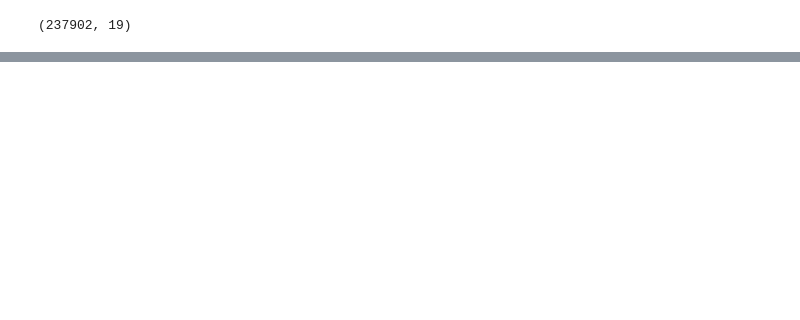
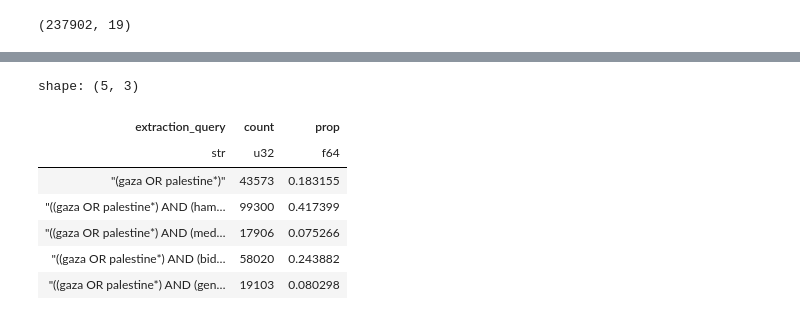
Before and after one commit to FabioScielzoOrtiz/gaza-reddit-polarization, a Jupyter notebook: src/notebooks/02_output_test.ipynb, the cells around one changed output, grey strips where cells are left out. Drawn from its saved outputs; the diff is of its cells as text; code cells hidden in the pictures; blank space fills up the shorter version.

```diff
--- a/src/notebooks/02_output_test.ipynb
+++ b/src/notebooks/02_output_test.ipynb
@@ -28,3 +25,0 @@ df_processed.shape
-# %%
-# 1. Mostrar el contenido completo de los strings (sin límite)
-pl.Config.set_fmt_str_lengths(1000) # Ajusta al largo que necesites
@@ -41,0 +36,11 @@ shape: (1, 3)
+# %%
+df_processed['extraction_query'].value_counts().with_columns((pl.col('count') / pl.col('count').sum()).alias('prop'))
+# %% [output]
+shape: (5, 3)
+| extraction_query | count | prop |
+| str | u32 | f64 |
+| "(gaza OR palestine*)" | 43573 | 0.183155 |
+| "((gaza OR palestine*) AND (ham… | 99300 | 0.417399 |
+| "((gaza OR palestine*) AND (med… | 17906 | 0.075266 |
+| "((gaza OR palestine*) AND (bid… | 58020 | 0.243882 |
+| "((gaza OR palestine*) AND (gen… | 19103 | 0.080298 |
```
Also changed, not shown: parts of 4 cells of this notebook, 11 other files.
